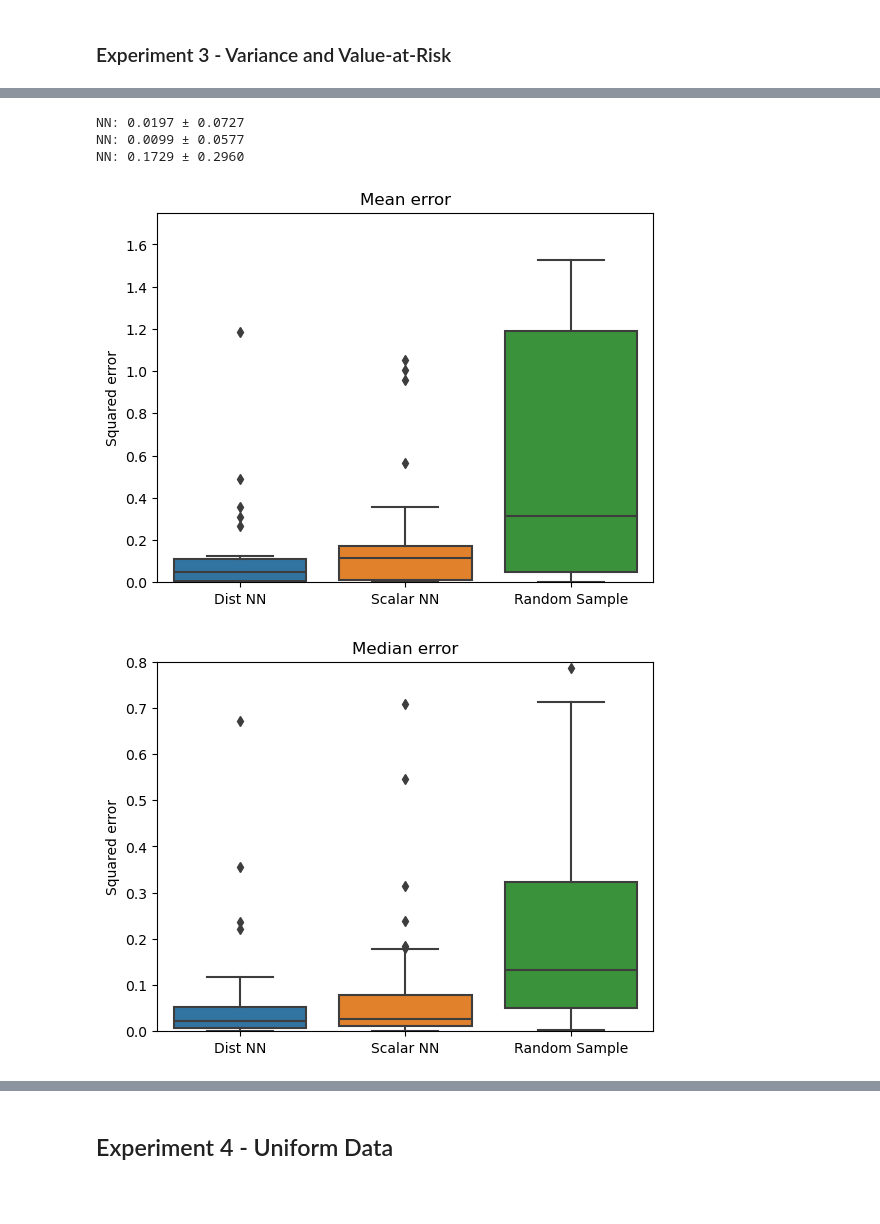
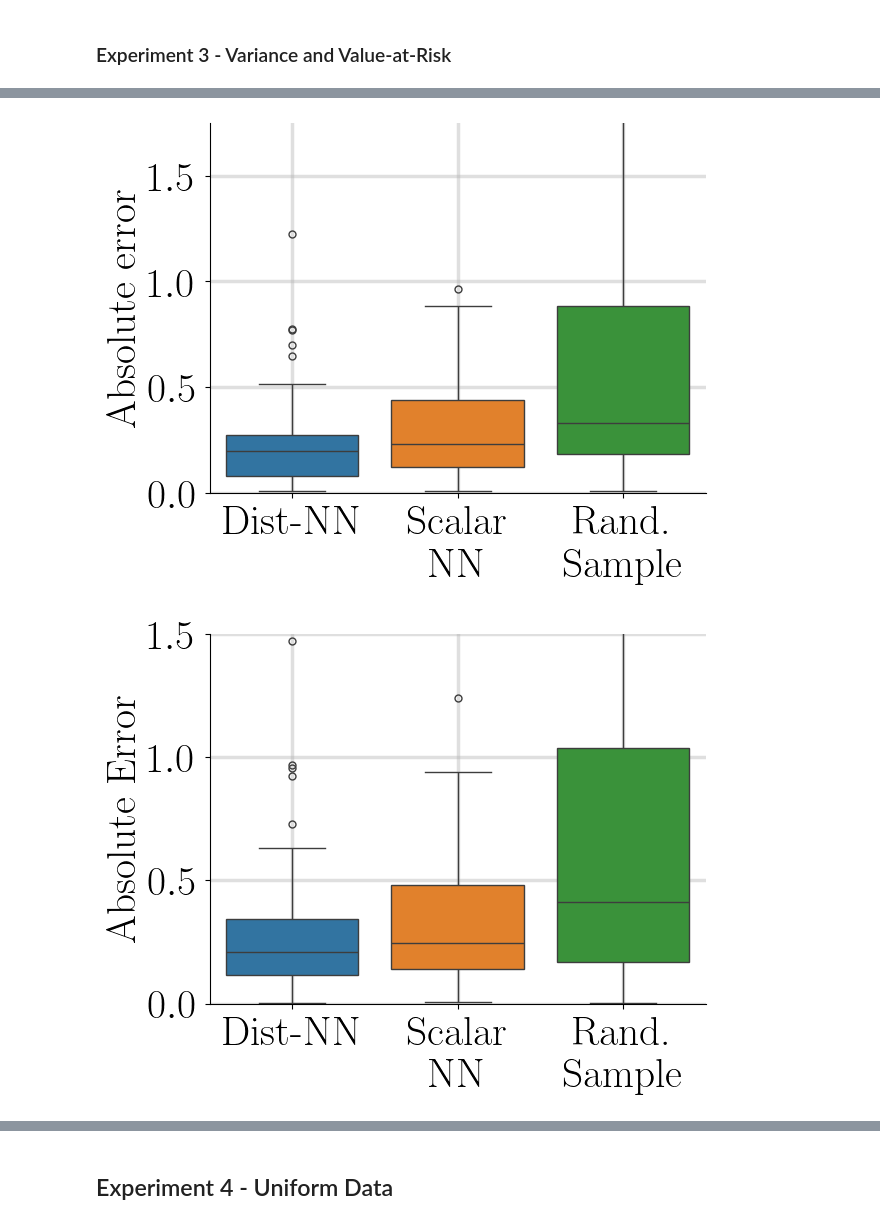
Before and after one commit to jacobf18/Dist-NN, a Jupyter notebook: nearest_neighbors.ipynb, the cells around one changed output, grey strips where cells are left out. Saved outputs shown, nothing was run; the diff lists cells and outputs as text; code cells hidden in the pictures; blank space fills up the shorter version.

```diff
--- a/nearest_neighbors.ipynb
+++ b/nearest_neighbors.ipynb
@@ -448,7 +463,7 @@ x_max = max(np.max(data_table[0,0]), np.max(est_dist))
 x = np.linspace(x_min, x_max, num = 1000)
 y = scipy.stats.norm.cdf(x, mean_rows[0], std_cols[0])
 
-mpl.rcParams['legend.fontsize'] = 12
+mpl.rcParams['legend.fontsize'] = 20
 
 # plt.hist(data_table[0,0], density = True, alpha = 0.8)
 # plt.hist(est_dist, density = True, alpha = 0.8)
@@ -463,10 +478,10 @@ for _ in range(2):
 # true_error = wasserstein2(empirical_quantile(sample), true_dists[0,0])
 
 plt.plot(x,y, '--', c='k',linewidth=1.5)
-plt.legend(["Synthetic Sample"] + [f"Random Sample {i + 1}" for i in range(2)] + ["True Distribution"])
+plt.legend(["Synth. Sample"] + [f"Rand. Sample {i + 1}" for i in range(2)] + ["True Dist."], loc='lower right')
 # plt.legend(["Synthetic Sample", "Random Sample", "True Distribution"])
 # plt.title(f"Gaussian Homoscedastic \n Random Sample Error = {true_error:.4f} \n Synthetic Sample Error = {est_error:.4f}")
-plt.title("Gaussian")
+# plt.title("Gaussian")
 plt.xlabel("$x$")
 plt.ylabel("CDF($x$)")
 # plt.ylim([-0.1,1.1])
@@ -547,6 +562,9 @@ for M, N, n in product(rows, cols, samples):
     errors_gaussian[(M, N, n)] = simulate_nn_location_scale(M, N, n, n_runs, 'normal')
 # %%
 import pickle
+
+with open('error_files/errors_gauss.pickle', 'rb') as handle:
+    errors_gaussian = pickle.load(handle)
 # %%
 with open('error_files/errors_gauss.pickle', 'wb') as handle:
     pickle.dump(errors_gaussian, handle, protocol=pickle.HIGHEST_PROTOCOL)
@@ -1269,8 +1131,0 @@ NN: 0.2749 ± 0.2960
-# %%
-print(f'NN: {np.median(nn_mean_error):.4f} ± {np.std(nn_mean_error):.4f}')
-print(f'NN: {np.median(nn_std_error):.4f} ± {np.std(nn_std_error):.4f}')
-print(f'NN: {np.median(nn_var_error):.4f} ± {np.std(nn_var_error):.4f}')
-# %% [output]
-NN: 0.0197 ± 0.0727
-NN: 0.0099 ± 0.0577
-NN: 0.1729 ± 0.2960
@@ -1277,36 +1150,56 @@ NN: 0.1729 ± 0.2960
+# %%
+dist_errors_dict = {}
+with open('error_files/dist_errors.pickle', 'rb') as f:
+    dist_errors_dict = pickle.load(f)
+# %%
+label_size = 30
+mpl.rcParams['xtick.labelsize'] = label_size
+mpl.rcParams['ytick.labelsize'] = label_size
+mpl.rcParams['axes.labelsize'] = label_size
+mpl.rcParams['axes.titlesize'] = label_size
+mpl.rcParams['lines.markersize'] = 5
+mpl.rcParams['grid.linewidth'] = 2.5
+mpl.rcParams['legend.fontsize'] = label_size
+pylab.rcParams['xtick.major.pad']=5
+pylab.rcParams['ytick.major.pad']=5
 # %%
 mean_errors_total = np.array([
-    mean_dnn_errors,
-    mean_nn_errors,
-    mean_errors
+    dist_errors_dict['mean_dnn'],
+    dist_errors_dict['mean_snn'],
+    dist_errors_dict['mean_rand']
 ]).T
-labels = ["Dist NN", "Scalar NN", "Random Sample"]
+mean_errors_total = np.sqrt(mean_errors_total)
+labels = ["Dist-NN", "Scalar\nNN", "Rand.\nSample"]
 ax = sns.boxplot(mean_errors_total)
+ax.spines['top'].set_visible(False)
+ax.spines['right'].set_visible(False)
+ax.grid(True, alpha=0.4)
+
 plt.ylim([0,1.75])
 ax.set_xticklabels(labels)
-plt.title("Mean error")
-plt.ylabel("Squared error")
-plt.savefig("figures/mean.pdf")
-# plt.savefig("figures/mean_homo.pdf")
-# plt.savefig("figures/mean_hetero.pdf")
+plt.ylabel("Absolute error")
+plt.savefig("figures/mean.pdf", bbox_inches="tight")
 plt.show()
 # %% [output]
-[figure, old version]
+[figure, new version]
 # %%
 median_errors_total = np.array([
-    median_nn_errors,
-    np.array(nn_median_error).flatten(),
-    median_errors
+    dist_errors_dict['median_dnn'],
+    dist_errors_dict['median_snn'],
+    dist_errors_dict['median_rand']
 ]).T
-labels = ["Dist NN", "Scalar NN", "Random Sample"]
+median_errors_total = np.sqrt(median_errors_total)
+labels = ["Dist-NN", "Scalar\nNN", "Rand.\nSample"]
 ax = sns.boxplot(median_errors_total)
-plt.ylim([0,0.8])
+ax.spines['top'].set_visible(False)
+ax.spines['right'].set_visible(False)
+ax.grid(True, alpha=0.4)
+plt.ylim([0,1.5])
 ax.set_xticklabels(labels)
-plt.title("Median error")
-plt.ylabel("Squared error")
-plt.savefig("figures/median.pdf")
+plt.ylabel("Absolute Error")
+plt.savefig("figures/median.pdf", bbox_inches="tight")
 plt.show()
 # %% [output]
-[figure, old version]
+[figure, new version]
 # %%
 std_errors_total = np.array([
```
Also changed, not shown: parts of 34 cells of this notebook, 2 other files.
